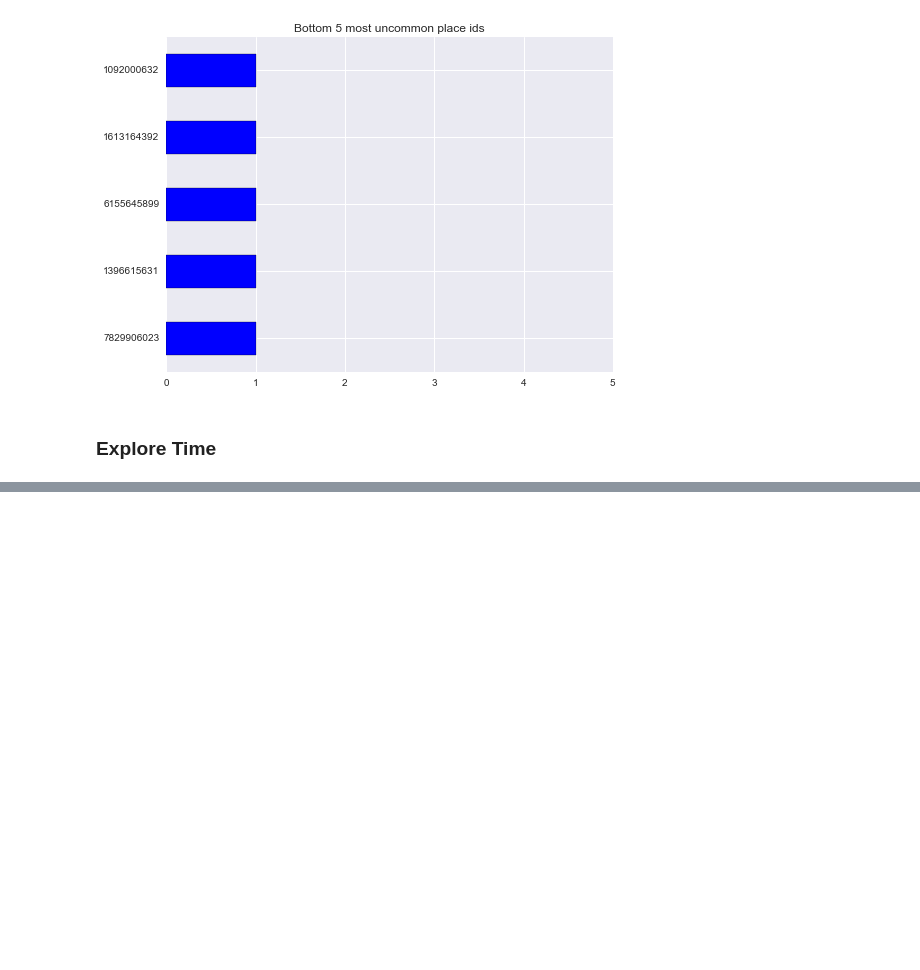
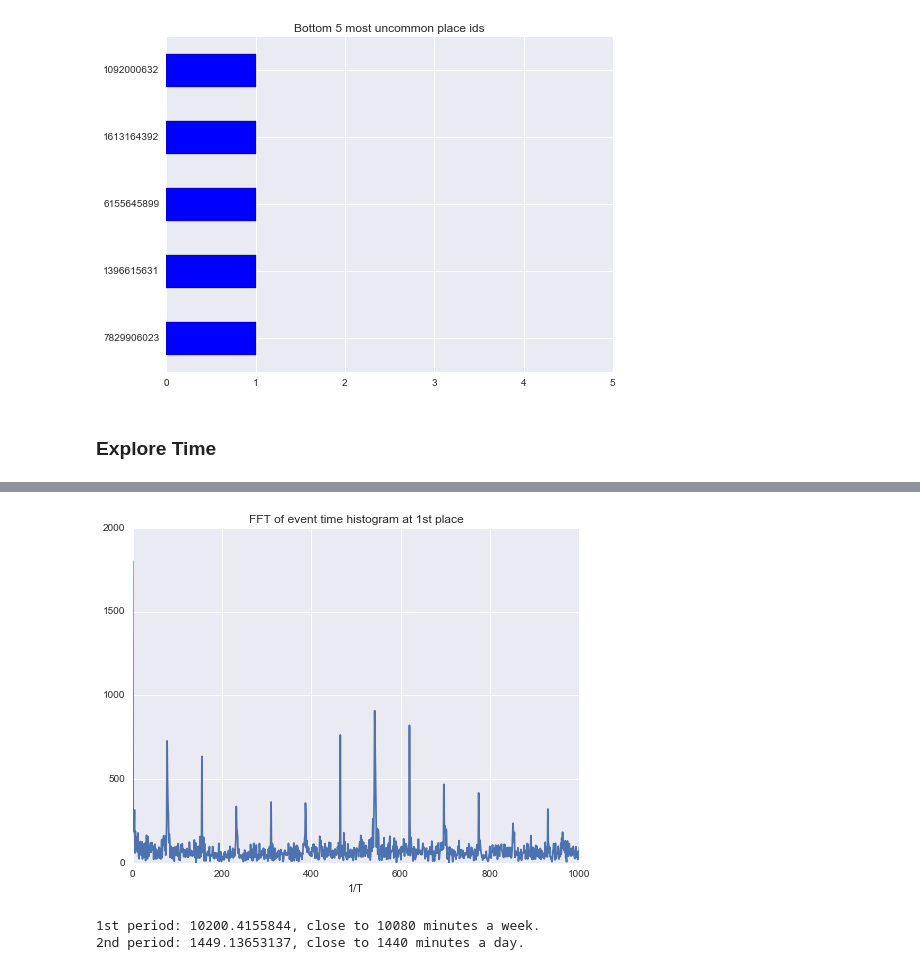
Before and after one commit to YungChunLu/MLND.Project5, a Jupyter notebook: Developing.ipynb, the cells around one changed output, grey strips where cells are left out. Cells and saved outputs as stored; diff of their text form; code cells hidden in the pictures; blank space fills up the shorter version.

```diff
--- a/Developing.ipynb
+++ b/Developing.ipynb
@@ -111,0 +156,19 @@ time.hist(bins=50)
+# %%
+# Top 2 place : 1623394281
+time = df_train[df_train['place_id']==1623394281]['time']
+hist = np.histogram(time,5000)
+hist_fft = np.absolute(np.fft.fft(hist[0]))
+
+plt.plot(hist_fft)
+plt.xlim([0,1000])
+plt.title('FFT of event time histogram at 1st place')
+plt.xlabel('1/T')
+plt.grid(True)
+plt.show()
+
+print "1st period: {}, close to 10080 minutes a week.".format(time.max() / (hist_fft[2:200].argmax()+2.0))
+print "2nd period: {}, close to 1440 minutes a day.".format(time.max() / (hist_fft[400:600].argmax()+400.0))
+# %% [output]
+[figure, added]
+1st period: 10200.4155844, close to 10080 minutes a week.
+2nd period: 1449.13653137, close to 1440 minutes a day.
```
Also changed, not shown: parts of 19 cells of this notebook.
